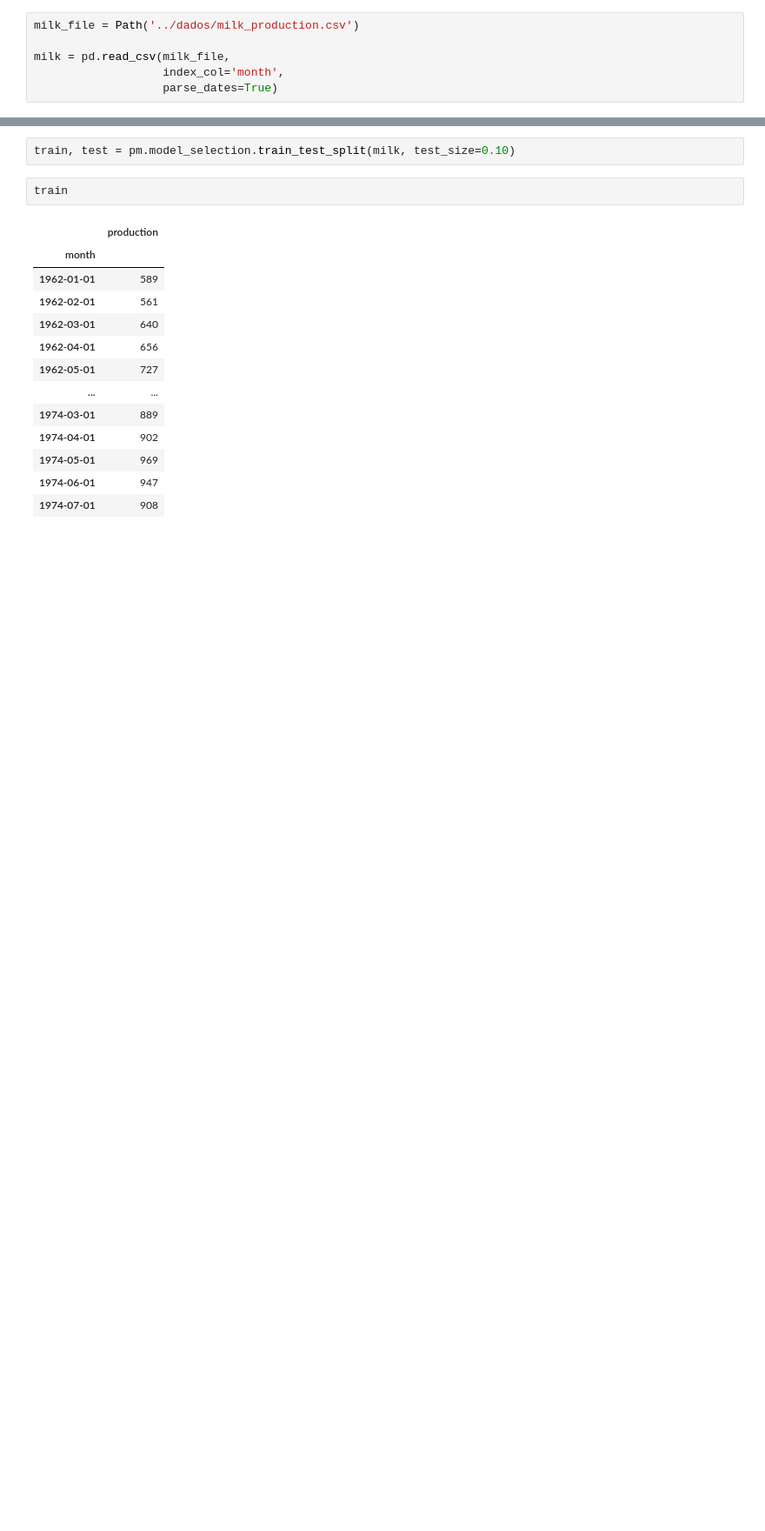
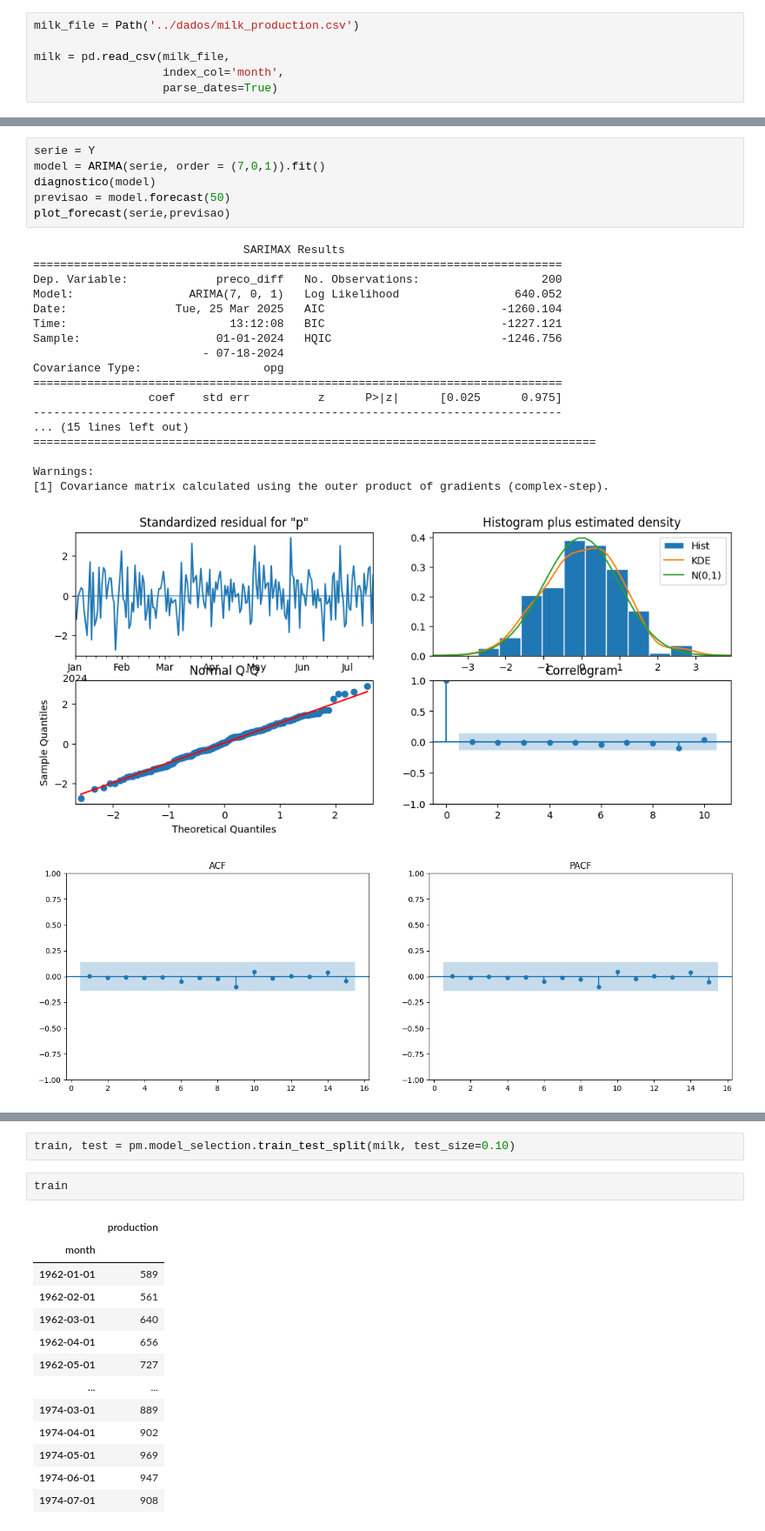
Before and after one commit to danielrferreira/classes, a Jupyter notebook: ASN/Séries Temporais/preparacao/Aula 8.ipynb, the cells around one changed output, grey strips where cells are left out. Shown at 87% size. Cells and saved outputs as stored; diff of their text form; blank space fills up the shorter version.

```diff
--- a/ASN/Séries Temporais/preparacao/Aula 8.ipynb
+++ b/ASN/Séries Temporais/preparacao/Aula 8.ipynb
@@ -23,0 +64,26 @@ milk = pd.read_csv(milk_file,
+# %%
+serie = Y
+model = ARIMA(serie, order = (7,0,1)).fit()
+diagnostico(model)
+previsao = model.forecast(50)
+plot_forecast(serie,previsao)
+# %% [output]
+                               SARIMAX Results
+==============================================================================
+Dep. Variable:             preco_diff   No. Observations:                  200
+Model:                 ARIMA(7, 0, 1)   Log Likelihood                 640.052
+Date:                Tue, 25 Mar 2025   AIC                          -1260.104
+Time:                        13:12:08   BIC                          -1227.121
+Sample:                    01-01-2024   HQIC                         -1246.756
+                         - 07-18-2024
+Covariance Type:                  opg
+==============================================================================
+                 coef    std err          z      P>|z|      [0.025      0.975]
+------------------------------------------------------------------------------
+... (15 lines left out)
+===================================================================================
+
+Warnings:
+[1] Covariance matrix calculated using the outer product of gradients (complex-step).
+[figure, added]
+[figure, added]
```
Also changed, not shown: parts of 19 cells of this notebook, 1 other file.
